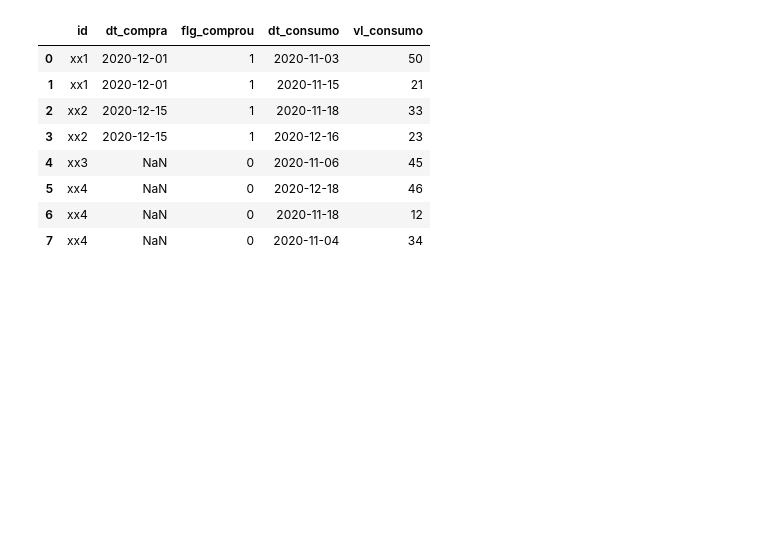
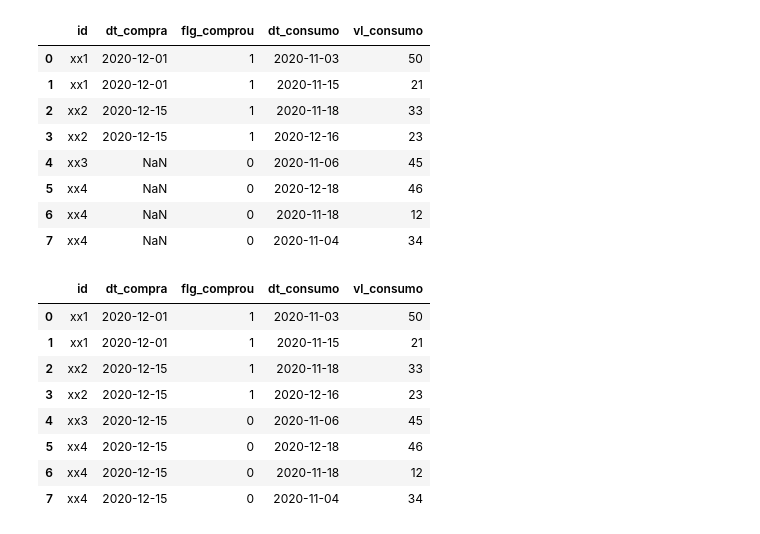
Before and after one commit to michellssGUi/conciergeControl, a Jupyter notebook: Cópia_de_Analise_de_dados_slot_05_02.ipynb, the cells around one changed output. Drawn from its saved outputs; the diff is of its cells as text; code cells hidden in the pictures; blank space fills up the shorter version.

```diff
--- a/Cópia_de_Analise_de_dados_slot_05_02.ipynb
+++ b/Cópia_de_Analise_de_dados_slot_05_02.ipynb
@@ -56,3 +56,17 @@ df_merge
 | 5 | xx4 | NaN | 0 | 2020-12-18 | 46 |
 | 6 | xx4 | NaN | 0 | 2020-11-18 | 12 |
 | 7 | xx4 | NaN | 0 | 2020-11-04 | 34 |
+# %%
+df_merge.loc[df_merge.dt_compra.isna(), 'dt_compra'] = "2020-12-15"
+# %%
+df_merge
+# %% [output]
+|  | id | dt_compra | flg_comprou | dt_consumo | vl_consumo |
+| 0 | xx1 | 2020-12-01 | 1 | 2020-11-03 | 50 |
+| 1 | xx1 | 2020-12-01 | 1 | 2020-11-15 | 21 |
+| 2 | xx2 | 2020-12-15 | 1 | 2020-11-18 | 33 |
+| 3 | xx2 | 2020-12-15 | 1 | 2020-12-16 | 23 |
+| 4 | xx3 | 2020-12-15 | 0 | 2020-11-06 | 45 |
+| 5 | xx4 | 2020-12-15 | 0 | 2020-12-18 | 46 |
+| 6 | xx4 | 2020-12-15 | 0 | 2020-11-18 | 12 |
+| 7 | xx4 | 2020-12-15 | 0 | 2020-11-04 | 34 |
```
Also changed, not shown: parts of 7 cells of this notebook.
